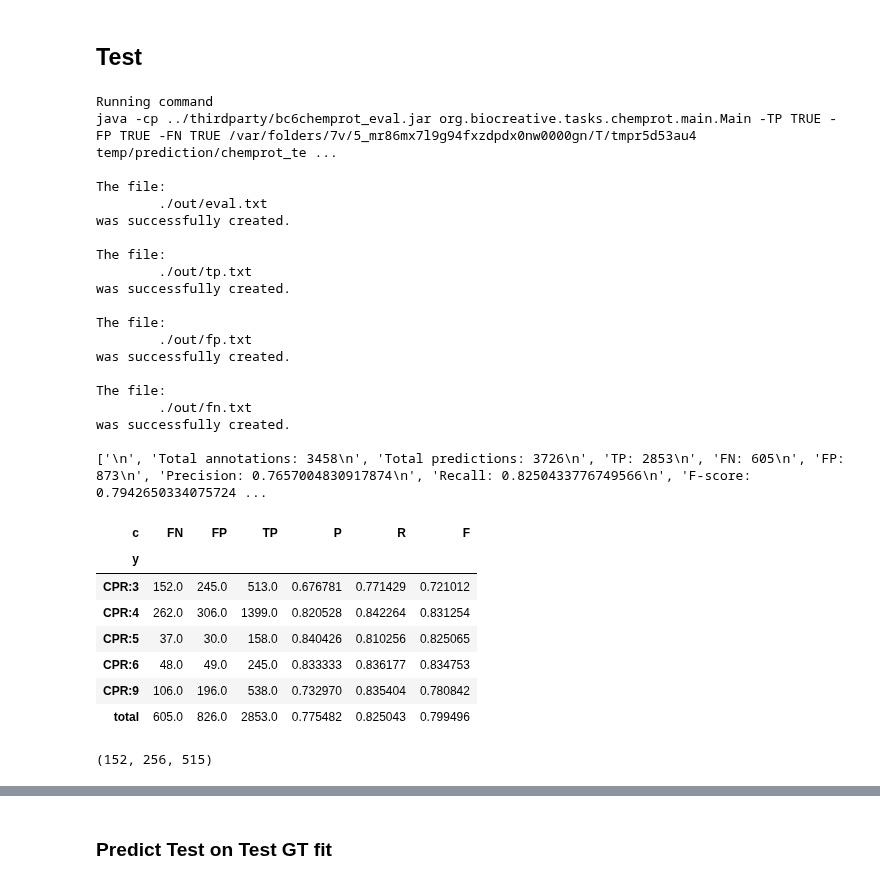
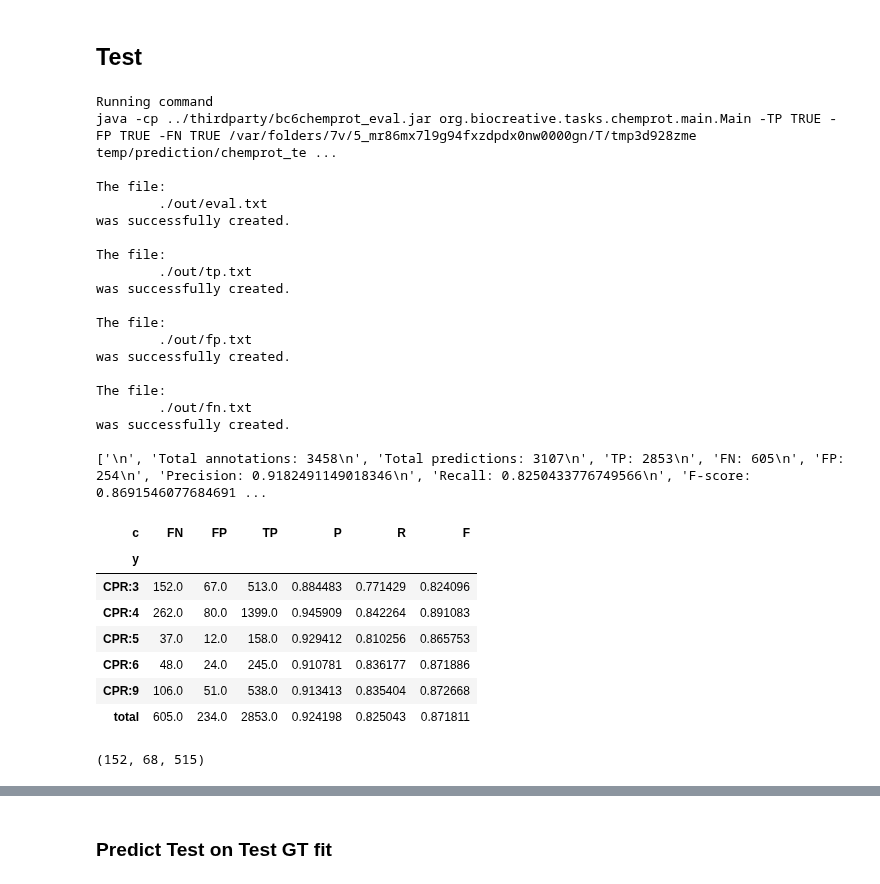
Before and after one commit to elangovana/bert-shortcuts, a Jupyter notebook: notebooks/chemprot_shortcut_analysis.ipynb, the cells around one changed output, grey strips where cells are left out. Drawn from its saved outputs; the diff is of its cells as text; code cells hidden in the pictures.

```diff
--- a/notebooks/chemprot_shortcut_analysis.ipynb
+++ b/notebooks/chemprot_shortcut_analysis.ipynb
@@ -119,17 +119,16 @@ def replace_in_place(x, replacement_dict):
 def load_valtest_pred(file, labels_order = label_names, markers_replacement=markers_to_replace):
     df = pd.read_json(file, orient="records")
 
+    # Replace names with generic markers so NB is easier
+    df["x"] = df[x_column].apply(lambda x: replace_in_place(x,markers_replacement))
+    # Make it easy to remember gold vs prediction column
+    df = df.rename(columns={"y": "gold_index", "y_raw": "gold"})
+
+    df["prediction_index"] = df[prediction_y_column].apply(lambda x: labels_order.index(x))
 
 
-    df["x"] = df[x_column].apply(lambda x: replace_in_place(x,markers_replacement))
-    df["gold"] = df[gold_y_column].apply(lambda x: labels_order.index(x))
-    df["gold_raw"] = df[gold_y_column]
-
-    df["y"] = df[prediction_y_column].apply(lambda x: labels_order.index(x))
-    df["y_raw"] = df[prediction_y_column]
 
 
-    #df = df.query("is_eval == 'Y'").copy()
 
     return df
 # %%
@@ -772,46 +584,52 @@ if NAIVE_BAYES_WITH_TREE in val_prediction_result:
 # %% [markdown]
 ## Test
+# %%
+def filter_is_eval(df):
+    # The chemprot scoring script only evalutes the one with "Y"
+    df = df.query("is_eval == 'Y'").copy()
+
+    return df
 # %%
-df_test = load_valtest_pred(local_test_prediction_file)
+df_test_eval_only = load_valtest_pred(local_test_prediction_file).pipe(filter_is_eval)
 
 
-print_report_original(df_test, "y_raw", test_gold_file )
+print_report_original(df_test_eval_only, "prediction", test_gold_file )
 # %% [output]
 Running command
-java -cp ../thirdparty/bc6chemprot_eval.jar org.biocreative.tasks.chemprot.main.Main -TP TRUE -FP TRUE -FN TRUE /var/folders/7v/5_mr86mx7l9g94fxzdpdx0nw0000gn/T/tmpr5d53au4 temp/prediction/chemprot_te ...
+java -cp ../thirdparty/bc6chemprot_eval.jar org.biocreative.tasks.chemprot.main.Main -TP TRUE -FP TRUE -FN TRUE /var/folders/7v/5_mr86mx7l9g94fxzdpdx0nw0000gn/T/tmp3d928zme temp/prediction/chemprot_te ...
 
 The file:
         ./out/eval.txt
 was successfully created.
 
 The file:
         ./out/tp.txt
 was successfully created.
 
 The file:
         ./out/fp.txt
 was successfully created.
 
 The file:
         ./out/fn.txt
 was successfully created.
 
-['\n', 'Total annotations: 3458\n', 'Total predictions: 3726\n', 'TP: 2853\n', 'FN: 605\n', 'FP: 873\n', 'Precision: 0.7657004830917874\n', 'Recall: 0.8250433776749566\n', 'F-score: 0.7942650334075724 ...
+['\n', 'Total annotations: 3458\n', 'Total predictions: 3107\n', 'TP: 2853\n', 'FN: 605\n', 'FP: 254\n', 'Precision: 0.9182491149018346\n', 'Recall: 0.8250433776749566\n', 'F-score: 0.8691546077684691 ...
 | c | FN | FP | TP | P | R | F |
 | y |  |  |  |  |  |  |
-| CPR:3 | 152.0 | 245.0 | 513.0 | 0.676781 | 0.771429 | 0.721012 |
-| CPR:4 | 262.0 | 306.0 | 1399.0 | 0.820528 | 0.842264 | 0.831254 |
-| CPR:5 | 37.0 | 30.0 | 158.0 | 0.840426 | 0.810256 | 0.825065 |
-| CPR:6 | 48.0 | 49.0 | 245.0 | 0.833333 | 0.836177 | 0.834753 |
-| CPR:9 | 106.0 | 196.0 | 538.0 | 0.732970 | 0.835404 | 0.780842 |
-| total | 605.0 | 826.0 | 2853.0 | 0.775482 | 0.825043 | 0.799496 |
+| CPR:3 | 152.0 | 67.0 | 513.0 | 0.884483 | 0.771429 | 0.824096 |
+| CPR:4 | 262.0 | 80.0 | 1399.0 | 0.945909 | 0.842264 | 0.891083 |
+| CPR:5 | 37.0 | 12.0 | 158.0 | 0.929412 | 0.810256 | 0.865753 |
+| CPR:6 | 48.0 | 24.0 | 245.0 | 0.910781 | 0.836177 | 0.871886 |
+| CPR:9 | 106.0 | 51.0 | 538.0 | 0.913413 | 0.835404 | 0.872668 |
+| total | 605.0 | 234.0 | 2853.0 | 0.924198 | 0.825043 | 0.871811 |
 # %%
 l = 'CPR:3'
-tp = df_test.query(f"y_raw=='{l}' and gold_raw=='{l}'").shape[0]
-fp = df_test.query(f"y_raw=='{l}' and gold_raw!='{l}'").shape[0]
-fn = df_test.query(f"y_raw!='{l}' and gold_raw=='{l}'").shape[0]
+tp = df_test_eval_only.query(f"prediction=='{l}' and gold=='{l}'").shape[0]
+fp = df_test_eval_only.query(f"prediction=='{l}' and gold!='{l}'").shape[0]
+fn = df_test_eval_only.query(f"prediction!='{l}' and gold=='{l}'").shape[0]
 
 
 fn, fp, tp
 # %% [output]
-(152, 256, 515)
+(152, 68, 515)
```
Also changed, not shown: parts of 70 cells of this notebook.
